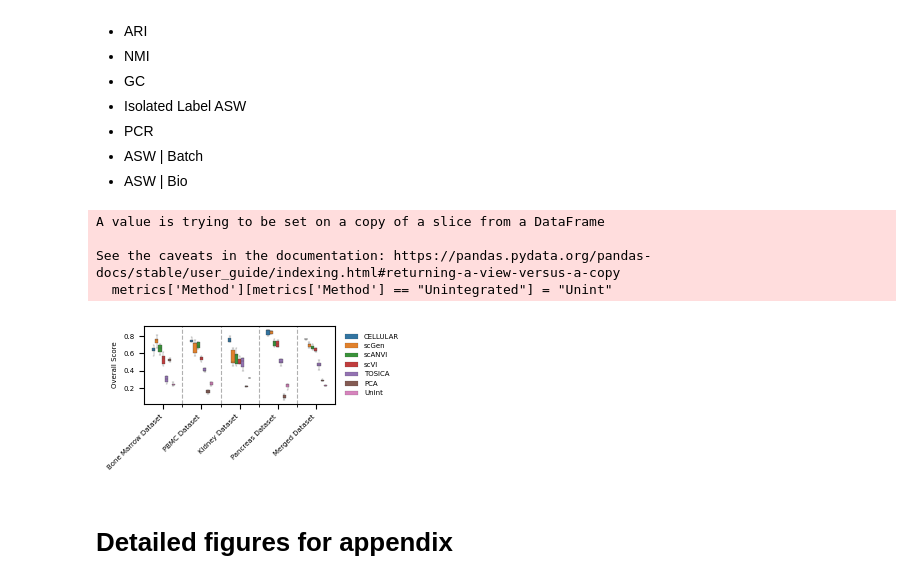
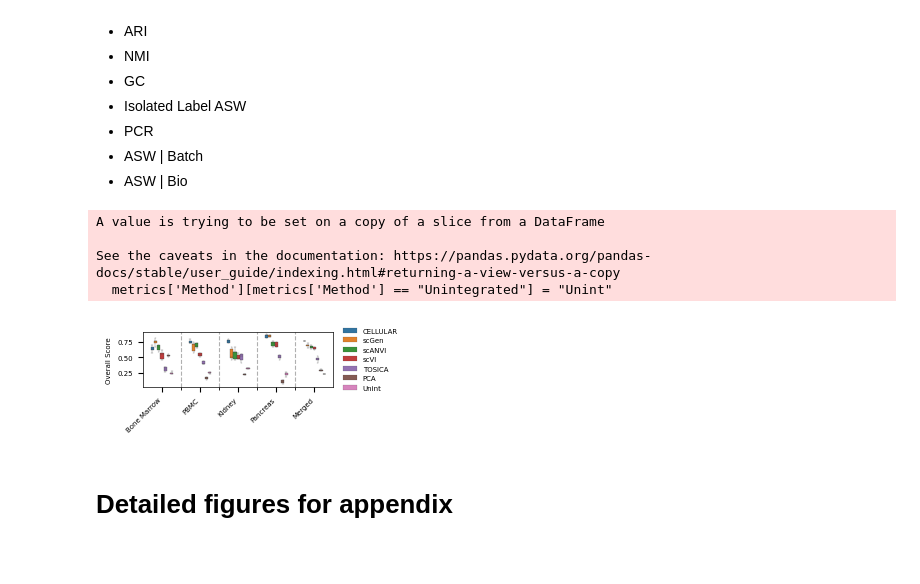
Before and after one commit to LeoAnd00/CELLULAR_reproducibility, a Jupyter notebook: code/cell_type_representation/visualizations/Fig_metrics_of_generalizability.ipynb, the cells around one changed output. Saved outputs shown, nothing was run; the diff lists cells and outputs as text; code cells hidden in the pictures; blank space fills up the shorter version.

Commit message:
Updated figures
Updated figures

```diff
--- a/code/cell_type_representation/visualizations/Fig_metrics_of_generalizability.ipynb
+++ b/code/cell_type_representation/visualizations/Fig_metrics_of_generalizability.ipynb
@@ -21,22 +21,22 @@ Metrics used:
 # %%
 files = ["../benchmarks/results/Generalizability/Bone_marrow/Benchmark_results",
          "../benchmarks/results/Generalizability/PBMC/Benchmark_results",
          "../benchmarks/results/Generalizability/Kidney/Benchmark_results",
          "../benchmarks/results/Generalizability/Pancreas/Benchmark_results",
          "../benchmarks/results/Generalizability/All_merged/Benchmark_results"]
-dataset_names = ["Bone Marrow Dataset",
-                 "PBMC Dataset",
-                 "Kidney Dataset",
-                 "Pancreas Dataset",
-                 "Merged Dataset"]
+dataset_names = ["Bone Marrow",
+                 "PBMC",
+                 "Kidney",
+                 "Pancreas",
+                 "Merged"]
 image_path = "figures/Overall_metrics"
 VisEnv.BoxPlotVisualization(files=files, dataset_names=dataset_names, image_path=image_path)
 # %% [output]
 A value is trying to be set on a copy of a slice from a DataFrame
 
 See the caveats in the documentation: https://pandas.pydata.org/pandas-docs/stable/user_guide/indexing.html#returning-a-view-versus-a-copy
   metrics['Method'][metrics['Method'] == "Unintegrated"] = "Unint"
-[figure, old version]
+[figure, new version]
 # %% [markdown]
 # Detailed figures for appendix
 # %% [markdown]
```
Also changed, not shown: 11 other files.
